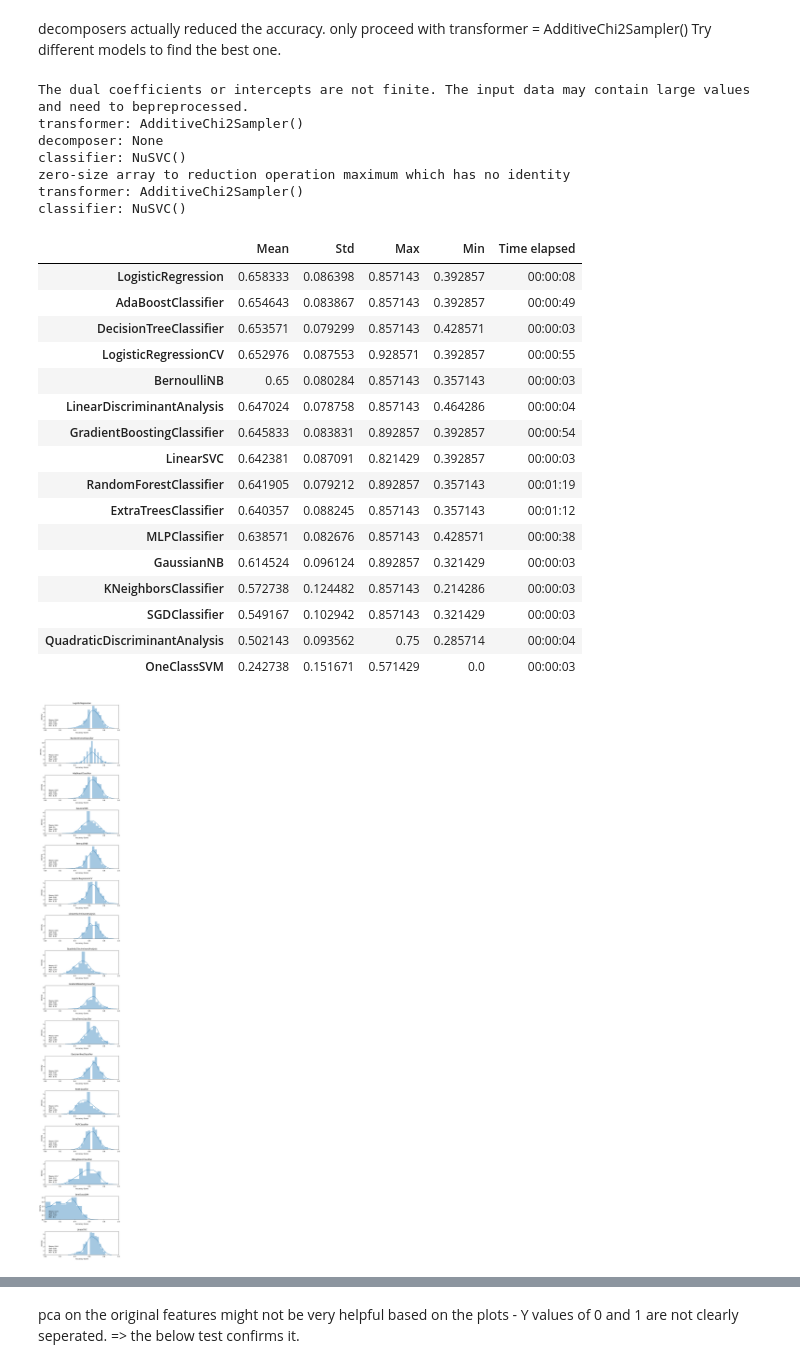
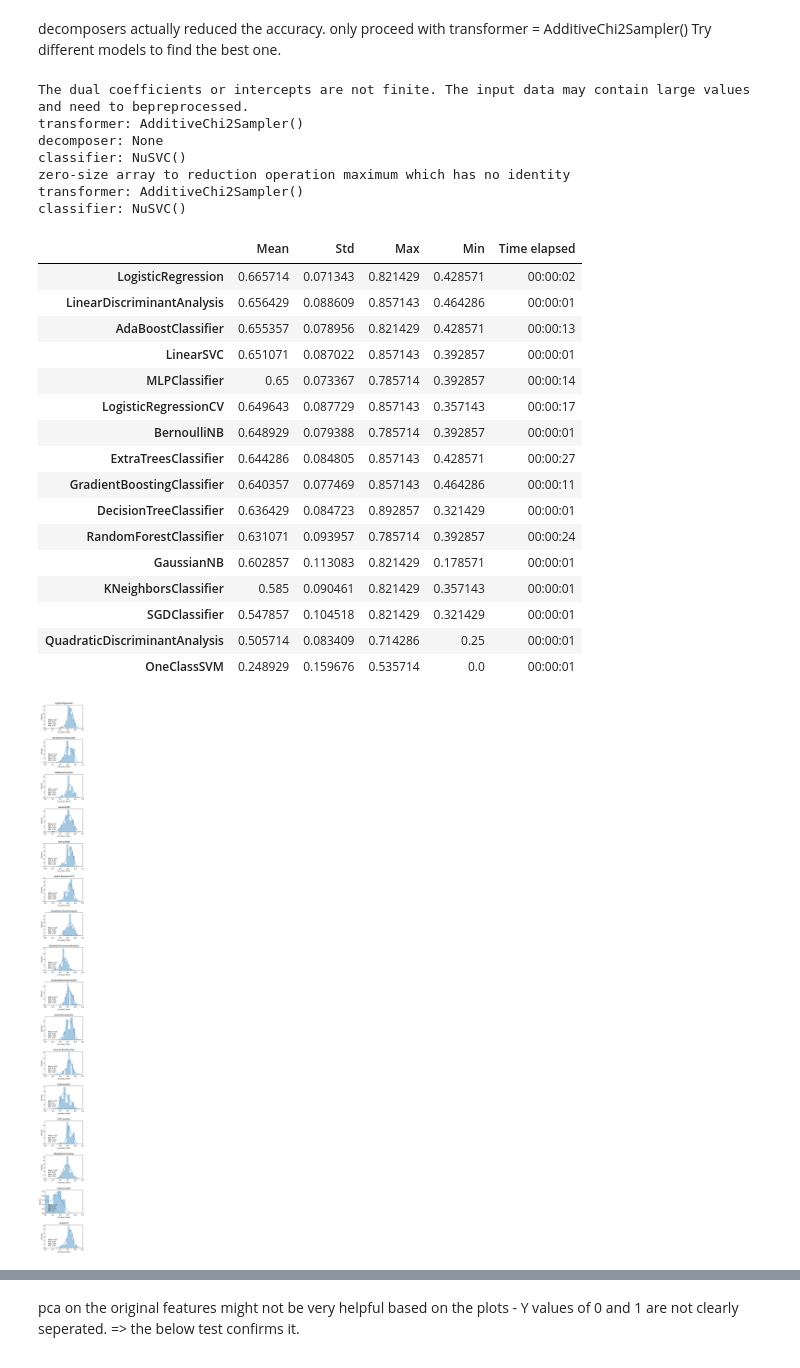
Before and after one commit to henryhyunwookim/Happy-Customers, a Jupyter notebook: notebooks/Happy Customers_v5.ipynb, the cells around one changed output, grey strips where cells are left out. Cells and saved outputs as stored; diff of their text form; code cells hidden in the pictures.

```diff
--- a/notebooks/Happy Customers_v5.ipynb
+++ b/notebooks/Happy Customers_v5.ipynb
@@ -402,10 +403,13 @@ def get_dicts(transformers=None, transformer=None,
 
 def plot_scores(scores_dict):
     fig, axes = plt.subplots(len(scores_dict.keys()), 1,
-                    figsize=(len(scores_dict.keys())/2, len(scores_dict.keys())*3))
+                    figsize=(5, len(scores_dict.keys())*3))
     fig.tight_layout(pad=5)
     for i, (transformer, scores) in enumerate(scores_dict.items()):
-        ax = axes[i]
+        try:
+            ax = axes[i]
+        except TypeError:
+            ax = axes
         ax.text(0.02, 0,
     f"""
     Mean: {round(np.mean(scores), 2)}
@@ -581,48 +590,48 @@ decision_tree = DecisionTreeClassifier()
 sgd = SGDClassifier()
 mlp = MLPClassifier()
 k_neighbors = KNeighborsClassifier()
 one_class_svm = OneClassSVM()
 linear_scv = LinearSVC()
 nu_svc = NuSVC()
 svc = SVC()
 bagging = BaggingClassifier()
 
 classifiers = [logistic_regression, random_forest, ada_boost, gaussian, bernoulli,
               logistic_regression_cv, linear_discriminant, quadratic_discriminant, gradient_boosting,
               extra_trees, decision_tree, sgd, mlp, k_neighbors,
               one_class_svm, linear_scv, nu_svc, svc, bagging]
 
-eval_dict, scores_dict = get_dicts(classifiers=classifiers, transformer=AdditiveChi2Sampler(), n=300)
+eval_dict, scores_dict = get_dicts(classifiers=classifiers, transformer=AdditiveChi2Sampler())
 
 plot_scores(scores_dict)
 
 eval_df = pd.DataFrame(eval_dict).T
 eval_df.sort_values(
     ["Mean", "Max", "Min", "Std", "Time elapsed"],
     ascending=[False, False, True, True, True])
 # %% [output]
 The dual coefficients or intercepts are not finite. The input data may contain large values and need to bepreprocessed.
 transformer: AdditiveChi2Sampler()
 decomposer: None
 classifier: NuSVC()
 zero-size array to reduction operation maximum which has no identity
 transformer: AdditiveChi2Sampler()
 classifier: NuSVC()
 |  | Mean | Std | Max | Min | Time elapsed |
-| LogisticRegression | 0.658333 | 0.086398 | 0.857143 | 0.392857 | 00:00:08 |
-| AdaBoostClassifier | 0.654643 | 0.083867 | 0.857143 | 0.392857 | 00:00:49 |
-| DecisionTreeClassifier | 0.653571 | 0.079299 | 0.857143 | 0.428571 | 00:00:03 |
-| LogisticRegressionCV | 0.652976 | 0.087553 | 0.928571 | 0.392857 | 00:00:55 |
-| BernoulliNB | 0.65 | 0.080284 | 0.857143 | 0.357143 | 00:00:03 |
-| LinearDiscriminantAnalysis | 0.647024 | 0.078758 | 0.857143 | 0.464286 | 00:00:04 |
-| GradientBoostingClassifier | 0.645833 | 0.083831 | 0.892857 | 0.392857 | 00:00:54 |
-| LinearSVC | 0.642381 | 0.087091 | 0.821429 | 0.392857 | 00:00:03 |
-| RandomForestClassifier | 0.641905 | 0.079212 | 0.892857 | 0.357143 | 00:01:19 |
-| ExtraTreesClassifier | 0.640357 | 0.088245 | 0.857143 | 0.357143 | 00:01:12 |
-| MLPClassifier | 0.638571 | 0.082676 | 0.857143 | 0.428571 | 00:00:38 |
-| GaussianNB | 0.614524 | 0.096124 | 0.892857 | 0.321429 | 00:00:03 |
-| KNeighborsClassifier | 0.572738 | 0.124482 | 0.857143 | 0.214286 | 00:00:03 |
-| SGDClassifier | 0.549167 | 0.102942 | 0.857143 | 0.321429 | 00:00:03 |
-| QuadraticDiscriminantAnalysis | 0.502143 | 0.093562 | 0.75 | 0.285714 | 00:00:04 |
-| OneClassSVM | 0.242738 | 0.151671 | 0.571429 | 0.0 | 00:00:03 |
+| LogisticRegression | 0.665714 | 0.071343 | 0.821429 | 0.428571 | 00:00:02 |
+| LinearDiscriminantAnalysis | 0.656429 | 0.088609 | 0.857143 | 0.464286 | 00:00:01 |
+| AdaBoostClassifier | 0.655357 | 0.078956 | 0.821429 | 0.428571 | 00:00:13 |
+| LinearSVC | 0.651071 | 0.087022 | 0.857143 | 0.392857 | 00:00:01 |
+| MLPClassifier | 0.65 | 0.073367 | 0.785714 | 0.392857 | 00:00:14 |
+| LogisticRegressionCV | 0.649643 | 0.087729 | 0.857143 | 0.357143 | 00:00:17 |
+| BernoulliNB | 0.648929 | 0.079388 | 0.785714 | 0.392857 | 00:00:01 |
+| ExtraTreesClassifier | 0.644286 | 0.084805 | 0.857143 | 0.428571 | 00:00:27 |
+| GradientBoostingClassifier | 0.640357 | 0.077469 | 0.857143 | 0.464286 | 00:00:11 |
+| DecisionTreeClassifier | 0.636429 | 0.084723 | 0.892857 | 0.321429 | 00:00:01 |
+| RandomForestClassifier | 0.631071 | 0.093957 | 0.785714 | 0.392857 | 00:00:24 |
+| GaussianNB | 0.602857 | 0.113083 | 0.821429 | 0.178571 | 00:00:01 |
+| KNeighborsClassifier | 0.585 | 0.090461 | 0.821429 | 0.357143 | 00:00:01 |
+| SGDClassifier | 0.547857 | 0.104518 | 0.821429 | 0.321429 | 00:00:01 |
+| QuadraticDiscriminantAnalysis | 0.505714 | 0.083409 | 0.714286 | 0.25 | 00:00:01 |
+| OneClassSVM | 0.248929 | 0.159676 | 0.535714 | 0.0 | 00:00:01 |
-[figure, old version]
+[figure, new version]
```
Also changed, not shown: parts of 21 cells of this notebook.
